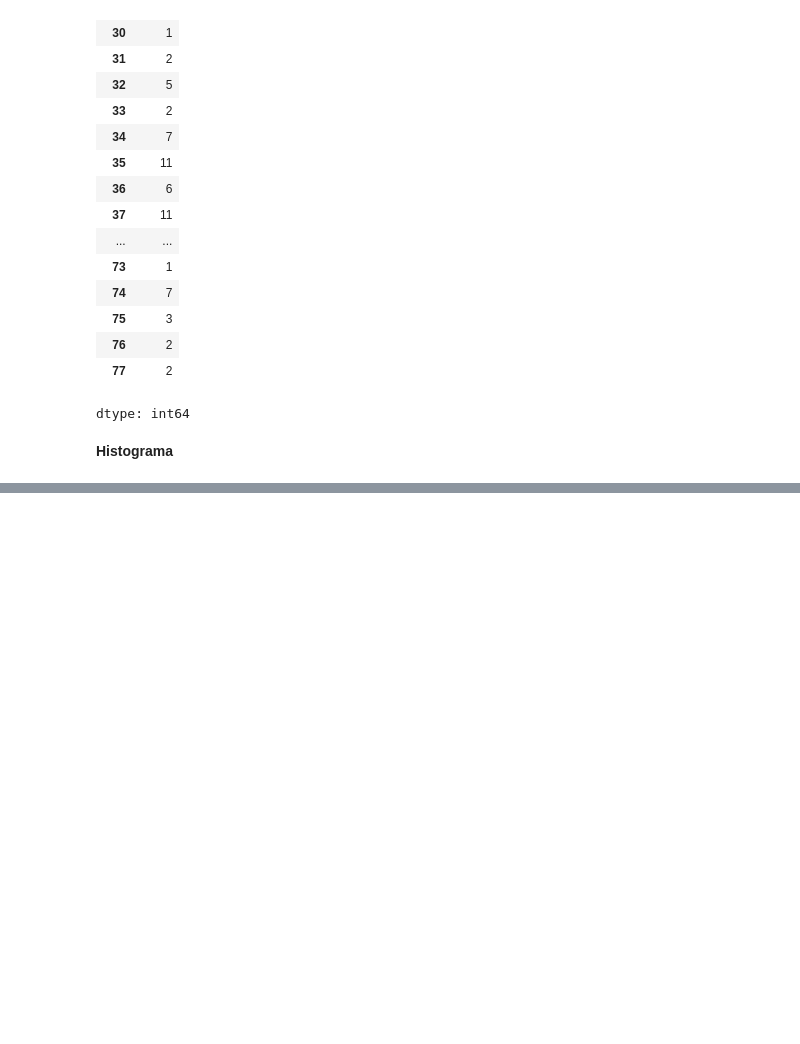
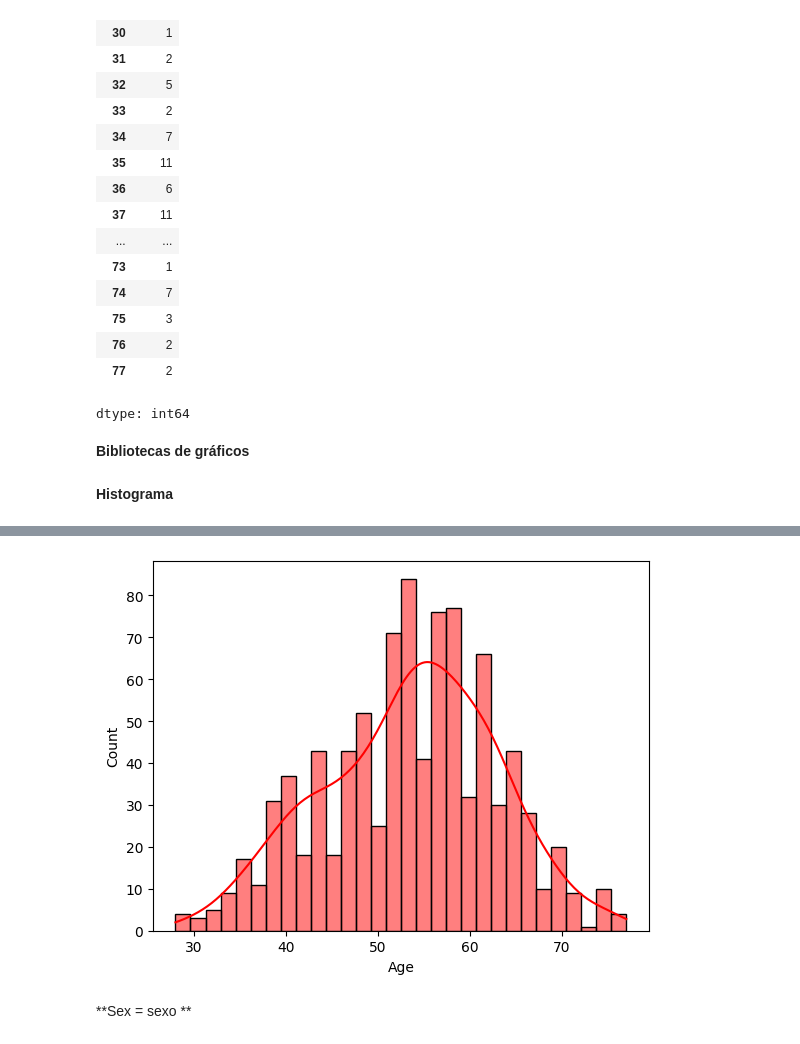
Before and after one commit to Thierry0liveira/Faculdade, a Jupyter notebook: Tratamento_Classificação.ipynb, the cells around one changed output, grey strips where cells are left out. Drawn from its saved outputs; the diff is of its cells as text; code cells hidden in the pictures; blank space fills up the shorter version.

```diff
--- a/Tratamento_Classificação.ipynb
+++ b/Tratamento_Classificação.ipynb
@@ -88,6 +112,8 @@ dados['Age'].value_counts().sort_index()
 | 76 | 2 |
 | 77 | 2 |
 dtype: int64
+# %% [markdown]
+**Bibliotecas de gráficos**
 # %%
 import plotly.express as px
 # %% [markdown]
@@ -100,3 +126,9 @@ hist1.show()
 [interactive output not drawn]
 # %%
 import seaborn as sns
+# %%
+sns.histplot(dados, x='Age', bins=30, color='red', kde=True, stat='count');
+# %% [output]
+[figure, added]
+# %% [markdown]
+**Sex = sexo **
```
Also changed, not shown: parts of 78 cells of this notebook.
